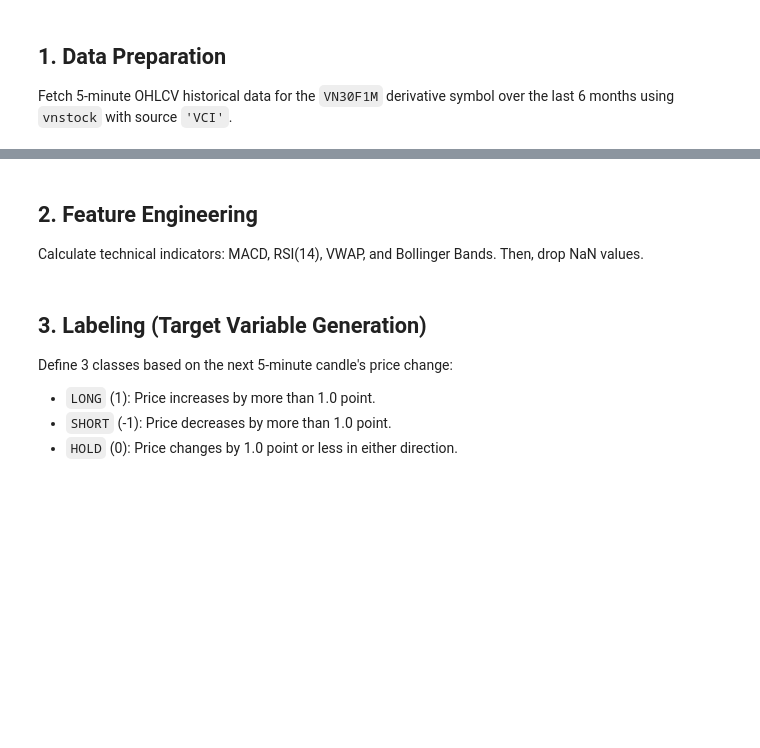
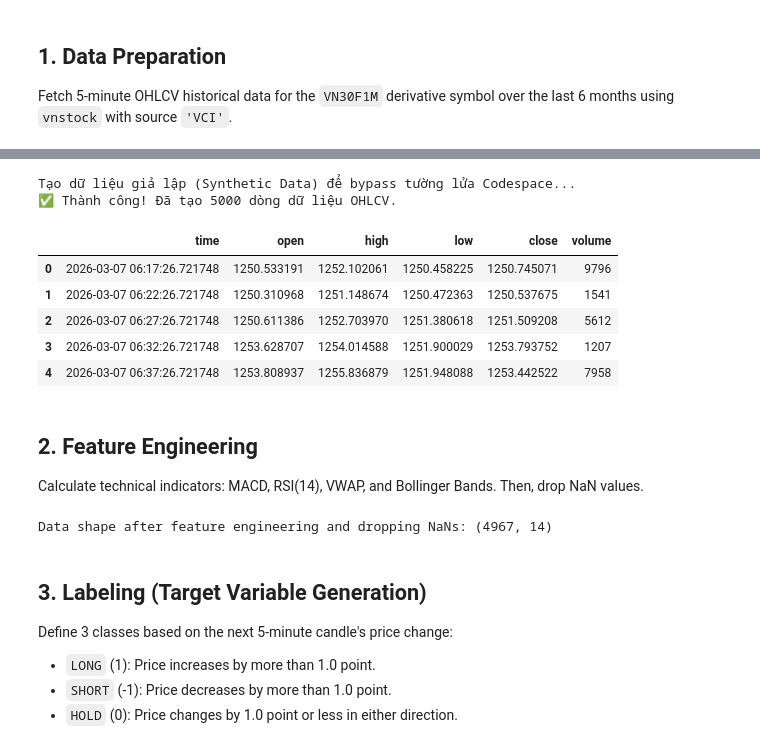
Before and after one commit to RevDra/vn30f-auto-trade, a Jupyter notebook: notebooks/quant_model_experiment.ipynb, the cells around one changed output, grey strips where cells are left out. Drawn from its saved outputs; the diff is of its cells as text; code cells hidden in the pictures; blank space fills up the shorter version.

```diff
--- a/notebooks/quant_model_experiment.ipynb
+++ b/notebooks/quant_model_experiment.ipynb
@@ -49,3 +125,37 @@ df.head()
+# %%
+import pandas as pd
+import numpy as np
+from datetime import datetime
+
+print("Tạo dữ liệu giả lập (Synthetic Data) để bypass tường lửa Codespace...")
+
+# Khởi tạo 5000 cây nến 5-phút
+np.random.seed(42)
+dates = pd.date_range(end=datetime.now(), periods=5000, freq='5min')
+
+# Sinh giá Random Walk (bắt đầu từ mốc 1250 điểm của VN30F1M)
+close_prices = 1250 + np.random.randn(5000).cumsum() * 1.5
+
+df = pd.DataFrame({
+    'time': dates,
+    'open': close_prices + np.random.randn(5000) * 0.5,
+    'high': close_prices + np.abs(np.random.randn(5000)) * 2,
+    'low': close_prices - np.abs(np.random.randn(5000)) * 2,
+    'close': close_prices,
+    'volume': np.random.randint(500, 10000, 5000)
+})
+
+print(f"✅ Thành công! Đã tạo {len(df)} dòng dữ liệu OHLCV.")
+display(df.head())
+# %% [output]
+Tạo dữ liệu giả lập (Synthetic Data) để bypass tường lửa Codespace...
+✅ Thành công! Đã tạo 5000 dòng dữ liệu OHLCV.
+|  | time | open | high | low | close | volume |
+| 0 | 2026-03-07 06:17:26.721748 | 1250.533191 | 1252.102061 | 1250.458225 | 1250.745071 | 9796 |
+| 1 | 2026-03-07 06:22:26.721748 | 1250.310968 | 1251.148674 | 1250.472363 | 1250.537675 | 1541 |
+| 2 | 2026-03-07 06:27:26.721748 | 1250.611386 | 1252.703970 | 1251.380618 | 1251.509208 | 5612 |
+| 3 | 2026-03-07 06:32:26.721748 | 1253.628707 | 1254.014588 | 1251.900029 | 1253.793752 | 1207 |
+| 4 | 2026-03-07 06:37:26.721748 | 1253.808937 | 1255.836879 | 1251.948088 | 1253.442522 | 7958 |
 # %% [markdown]
 ## 2. Feature Engineering
 Calculate technical indicators: MACD, RSI(14), VWAP, and Bollinger Bands. Then, drop NaN values.
@@ -73,6 +183,8 @@ df['vwap'] = ta.volume.VolumeWeightedAveragePrice(
 # Drop rows with NaN values resulting from indicator lookback periods
 df.dropna(inplace=True)
 print(f"Data shape after feature engineering and dropping NaNs: {df.shape}")
+# %% [output]
+Data shape after feature engineering and dropping NaNs: (4967, 14)
 # %% [markdown]
 ## 3. Labeling (Target Variable Generation)
 Define 3 classes based on the next 5-minute candle's price change:
```
Also changed, not shown: parts of 7 cells of this notebook.
